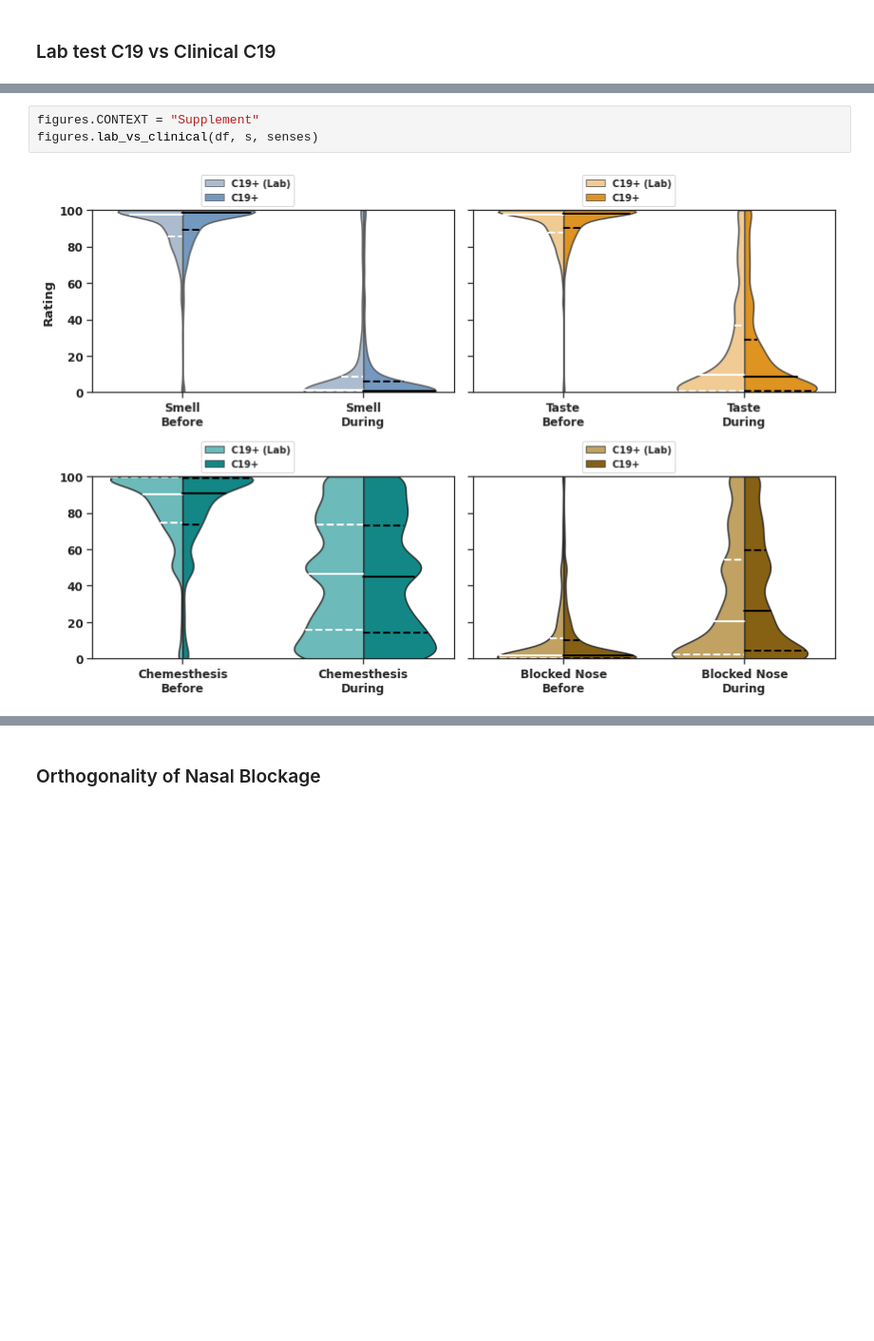
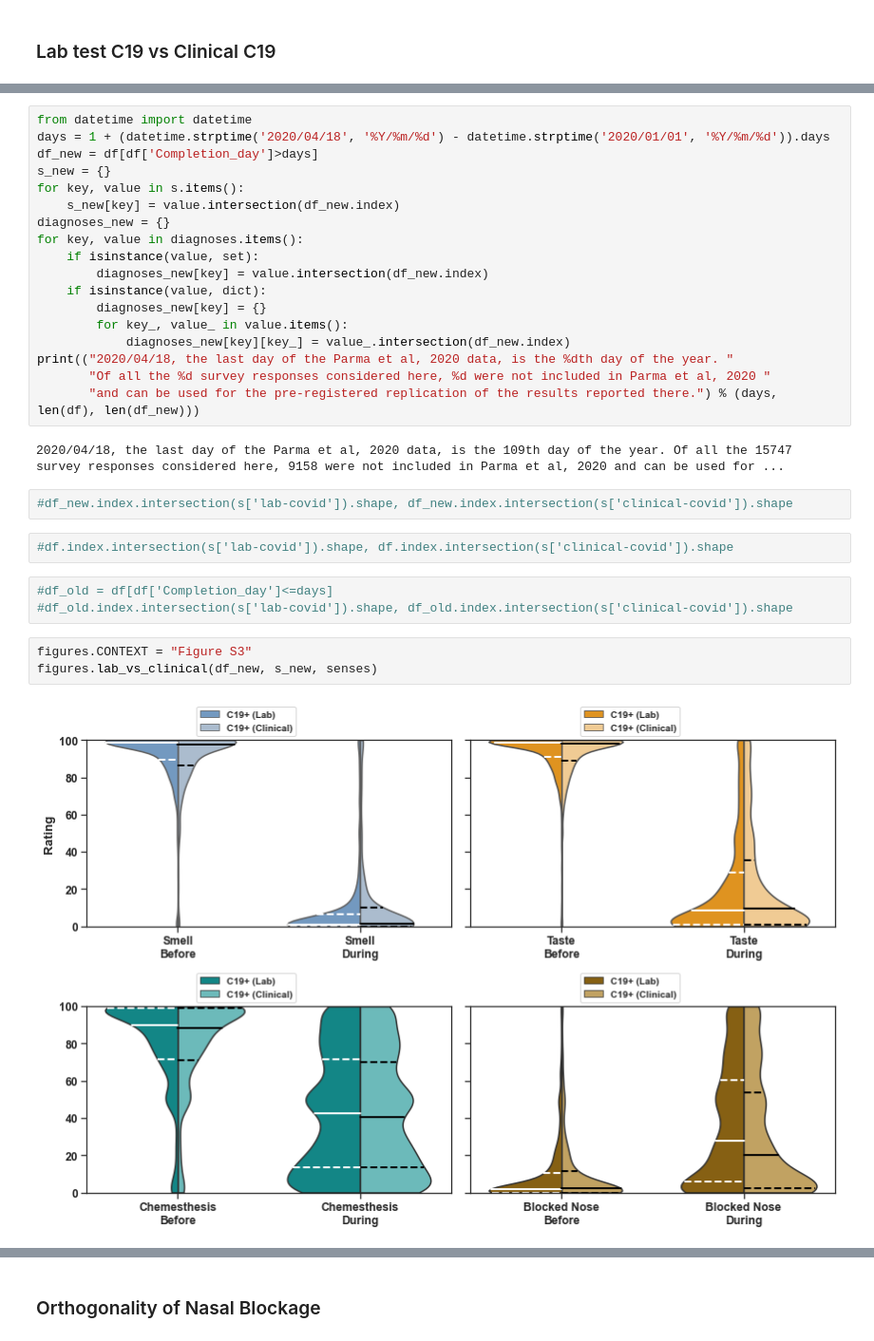
Before and after one commit to harel-coffee/GCCR002-auto, a Jupyter notebook: main.ipynb, the cells around one changed output, grey strips where cells are left out. Shown at 95% size. Cells and saved outputs as stored; diff of their text form; blank space fills up the shorter version.

```diff
--- a/main.ipynb
+++ b/main.ipynb
@@ -512,5 +806,32 @@ def std_entropy(p, n):
+# %%
+from datetime import datetime
+days = 1 + (datetime.strptime('2020/04/18', '%Y/%m/%d') - datetime.strptime('2020/01/01', '%Y/%m/%d')).days
+df_new = df[df['Completion_day']>days]
+s_new = {}
+for key, value in s.items():
+    s_new[key] = value.intersection(df_new.index)
+diagnoses_new = {}
+for key, value in diagnoses.items():
+    if isinstance(value, set):
+        diagnoses_new[key] = value.intersection(df_new.index)
+    if isinstance(value, dict):
+        diagnoses_new[key] = {}
+        for key_, value_ in value.items():
+            diagnoses_new[key][key_] = value_.intersection(df_new.index)
+print(("2020/04/18, the last day of the Parma et al, 2020 data, is the %dth day of the year. "
+       "Of all the %d survey responses considered here, %d were not included in Parma et al, 2020 "
+       "and can be used for the pre-registered replication of the results reported there.") % (days, len(df), len(df_new)))
+# %% [output]
+2020/04/18, the last day of the Parma et al, 2020 data, is the 109th day of the year. Of all the 15747 survey responses considered here, 9158 were not included in Parma et al, 2020 and can be used for ...
+# %%
+#df_new.index.intersection(s['lab-covid']).shape, df_new.index.intersection(s['clinical-covid']).shape
+# %%
+#df.index.intersection(s['lab-covid']).shape, df.index.intersection(s['clinical-covid']).shape
+# %%
+#df_old = df[df['Completion_day']<=days]
+#df_old.index.intersection(s['lab-covid']).shape, df_old.index.intersection(s['clinical-covid']).shape
 # %%
-figures.CONTEXT = "Supplement"
-figures.lab_vs_clinical(df, s, senses)
+figures.CONTEXT = "Figure S3"
+figures.lab_vs_clinical(df_new, s_new, senses)
 # %% [output]
-[figure, old version]
+[figure, new version]
```
Also changed, not shown: parts of 65 cells of this notebook, 7 other files.
